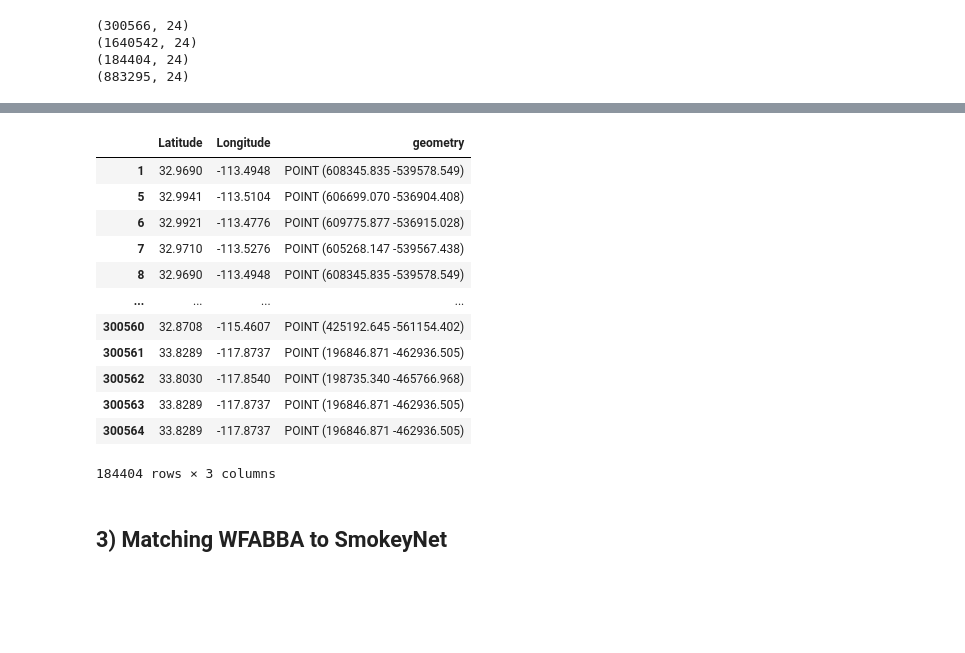
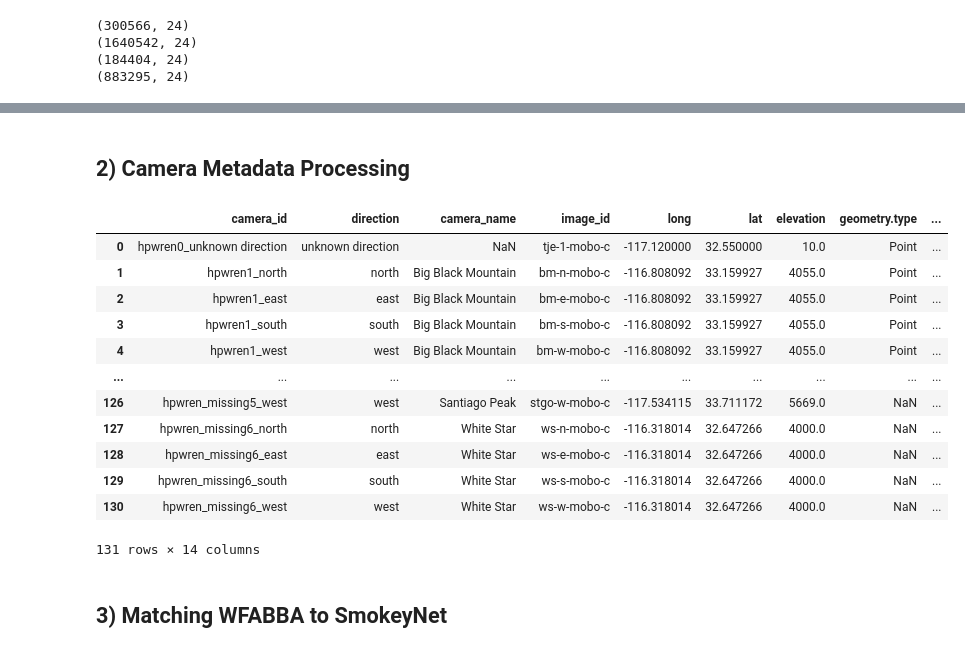
Before and after one commit to shaneluna/smokeynet-engineering, a Jupyter notebook: notebooks/wfabba/1_wfabba_figlib_join.ipynb, the cells around one changed output, grey strips where cells are left out. Cells and saved outputs as stored; diff of their text form; code cells hidden in the pictures; blank space fills up the shorter version.

Commit message:
Incorporate camera_metadata_hpwren.csv into ensembling

```diff
--- a/notebooks/wfabba/1_wfabba_figlib_join.ipynb
+++ b/notebooks/wfabba/1_wfabba_figlib_join.ipynb
@@ -263,20 +210,2 @@ wfabba_goes_17_df[["Latitude","Longitude","geometry"]]
-# %%
-#convert coordinates for GOES 16. Running in 1 cell is fine, doesn't kill kernel
-coords = [Point(xy) for xy in zip(wfabba_goes_16_df['Longitude'], wfabba_goes_16_df['Latitude'])]
-wfabba_goes_16_df = GeoDataFrame(wfabba_goes_16_df, crs = "EPSG:4326", geometry = coords)
-wfabba_goes_16_df = wfabba_goes_16_df.to_crs('EPSG:3310')
-wfabba_goes_16_df[["Latitude","Longitude","geometry"]]
-# %% [output]
-|  | Latitude | Longitude | geometry |
-| 1 | 32.9690 | -113.4948 | POINT (608345.835 -539578.549) |
-| 5 | 32.9941 | -113.5104 | POINT (606699.070 -536904.408) |
-| 6 | 32.9921 | -113.4776 | POINT (609775.877 -536915.028) |
-| 7 | 32.9710 | -113.5276 | POINT (605268.147 -539567.438) |
-| 8 | 32.9690 | -113.4948 | POINT (608345.835 -539578.549) |
-| ... | ... | ... | ... |
-| 300560 | 32.8708 | -115.4607 | POINT (425192.645 -561154.402) |
-| 300561 | 33.8289 | -117.8737 | POINT (196846.871 -462936.505) |
-| 300562 | 33.8030 | -117.8540 | POINT (198735.340 -465766.968) |
-| 300563 | 33.8289 | -117.8737 | POINT (196846.871 -462936.505) |
-| 300564 | 33.8289 | -117.8737 | POINT (196846.871 -462936.505) |
-184404 rows × 3 columns
+# %% [markdown]
+## 2) Camera Metadata Processing
@@ -283,3 +215,21 @@ wfabba_goes_16_df[["Latitude","Longitude","geometry"]]
+# %%
+# read in camera metadata
+camera_metadata_df = pd.read_csv("../../data/processed/camera_metadata_hpwren.csv")
+camera_metadata_df
+# %% [output]
+|  | camera_id | direction | camera_name | image_id | long | lat | elevation | geometry.type | ... |
+| 0 | hpwren0_unknown direction | unknown direction | NaN | tje-1-mobo-c | -117.120000 | 32.550000 | 10.0 | Point | ... |
+| 1 | hpwren1_north | north | Big Black Mountain | bm-n-mobo-c | -116.808092 | 33.159927 | 4055.0 | Point | ... |
+| 2 | hpwren1_east | east | Big Black Mountain | bm-e-mobo-c | -116.808092 | 33.159927 | 4055.0 | Point | ... |
+| 3 | hpwren1_south | south | Big Black Mountain | bm-s-mobo-c | -116.808092 | 33.159927 | 4055.0 | Point | ... |
+| 4 | hpwren1_west | west | Big Black Mountain | bm-w-mobo-c | -116.808092 | 33.159927 | 4055.0 | Point | ... |
+| ... | ... | ... | ... | ... | ... | ... | ... | ... | ... |
+| 126 | hpwren_missing5_west | west | Santiago Peak | stgo-w-mobo-c | -117.534115 | 33.711172 | 5669.0 | NaN | ... |
+| 127 | hpwren_missing6_north | north | White Star | ws-n-mobo-c | -116.318014 | 32.647266 | 4000.0 | NaN | ... |
+| 128 | hpwren_missing6_east | east | White Star | ws-e-mobo-c | -116.318014 | 32.647266 | 4000.0 | NaN | ... |
+| 129 | hpwren_missing6_south | south | White Star | ws-s-mobo-c | -116.318014 | 32.647266 | 4000.0 | NaN | ... |
+| 130 | hpwren_missing6_west | west | White Star | ws-w-mobo-c | -116.318014 | 32.647266 | 4000.0 | NaN | ... |
+131 rows × 14 columns
 # %% [markdown]
 ## 3) Matching WFABBA to SmokeyNet
 # %%
```
Also changed, not shown: parts of 49 cells of this notebook, 1 other file.
